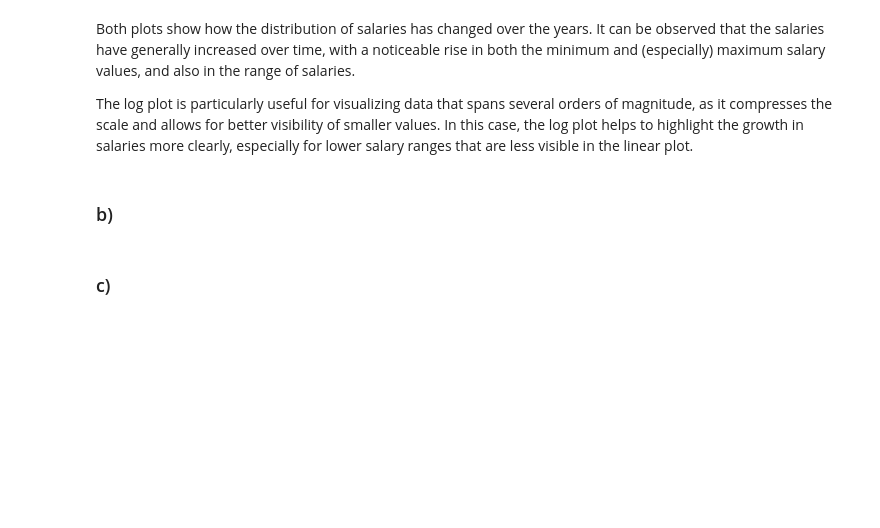
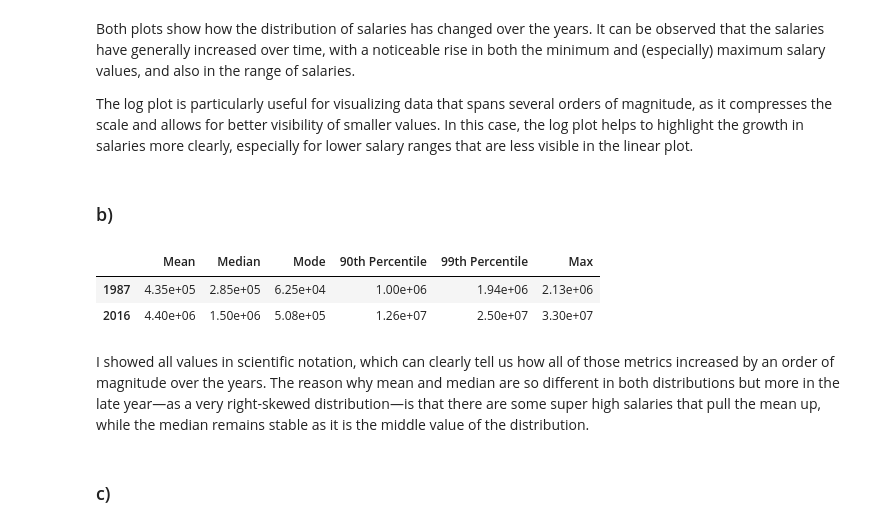
Before and after one commit to sepehrilami/CNET5442, a Jupyter notebook: assignments/assignment02.ipynb, the cells around one changed output. Drawn from its saved outputs; the diff is of its cells as text; code cells hidden in the pictures; blank space fills up the shorter version.

```diff
--- a/assignments/assignment02.ipynb
+++ b/assignments/assignment02.ipynb
@@ -102,5 +102,37 @@ Both plots show how the distribution of salaries has changed over the years. It
 The log plot is particularly useful for visualizing data that spans several orders of magnitude, as it compresses the scale and allows for better visibility of smaller values. In this case, the log plot helps to highlight the growth in salaries more clearly, especially for lower salary ranges that are less visible in the linear plot.
 # %% [markdown]
 ### b)
+# %%
+'''For each of your two years, report at least four summary statistics (e.g., mean,
+median, mode, 90th percentile, 99th percentile, max). Explain why mean and
+median can behave differently in a right-skewed distribution'''
+
+years = [early_year, late_year]
+summary_stats = {}
+for year in years:
+    salaries_year = salaries[salaries["yearID"] == year]["salary"]
+    summary_stats[year] = {
+        "Mean": salaries_year.mean(),
+        "Median": salaries_year.median(),
+        "Mode": salaries_year.mode().iloc[0] if not salaries_year.mode().empty else np.nan,
+        "90th Percentile": salaries_year.quantile(0.9),
+        "99th Percentile": salaries_year.quantile(0.99),
+        "Max": salaries_year.max()
+    }
+
+# make them all scientific notation
+for year in summary_stats:
+    for stat in summary_stats[year]:
+        summary_stats[year][stat] = f"{summary_stats[year][stat]:.2e}"
+
+summary_df = pd.DataFrame(summary_stats).T
+display(summary_df)
+# %% [output]
+|  | Mean | Median | Mode | 90th Percentile | 99th Percentile | Max |
+| 1987 | 4.35e+05 | 2.85e+05 | 6.25e+04 | 1.00e+06 | 1.94e+06 | 2.13e+06 |
+| 2016 | 4.40e+06 | 1.50e+06 | 5.08e+05 | 1.26e+07 | 2.50e+07 | 3.30e+07 |
+# %% [markdown]
+I showed all values in scientific notation, which can clearly tell us how all of those metrics increased by an order of magnitude over the years.
+The reason why mean and median are so different in both distributions but more in the late year—as a very right-skewed distribution—is that there are some super high salaries that pull the mean up, while the median remains stable as it is the middle value of the distribution.
 # %% [markdown]
 ### c)
```
Also changed, not shown: parts of 4 cells of this notebook.
